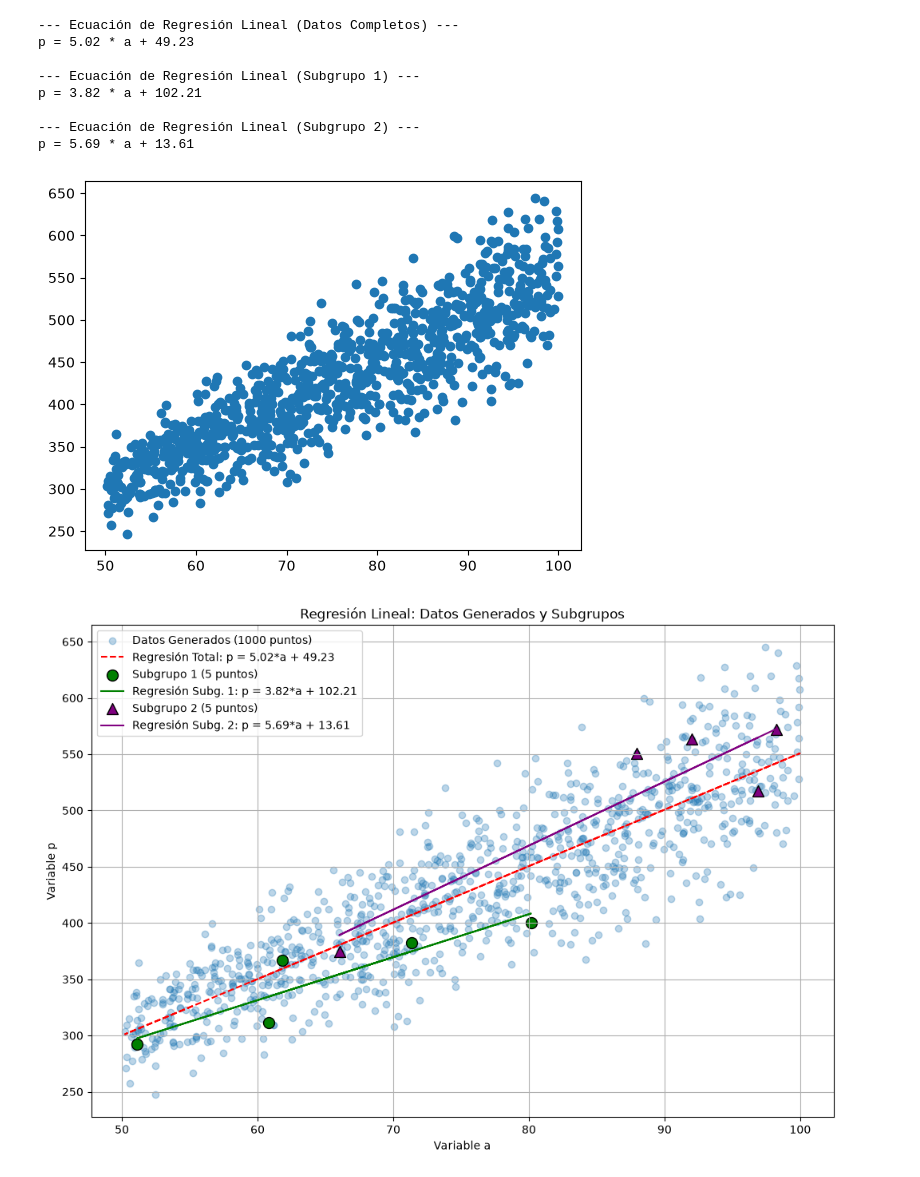
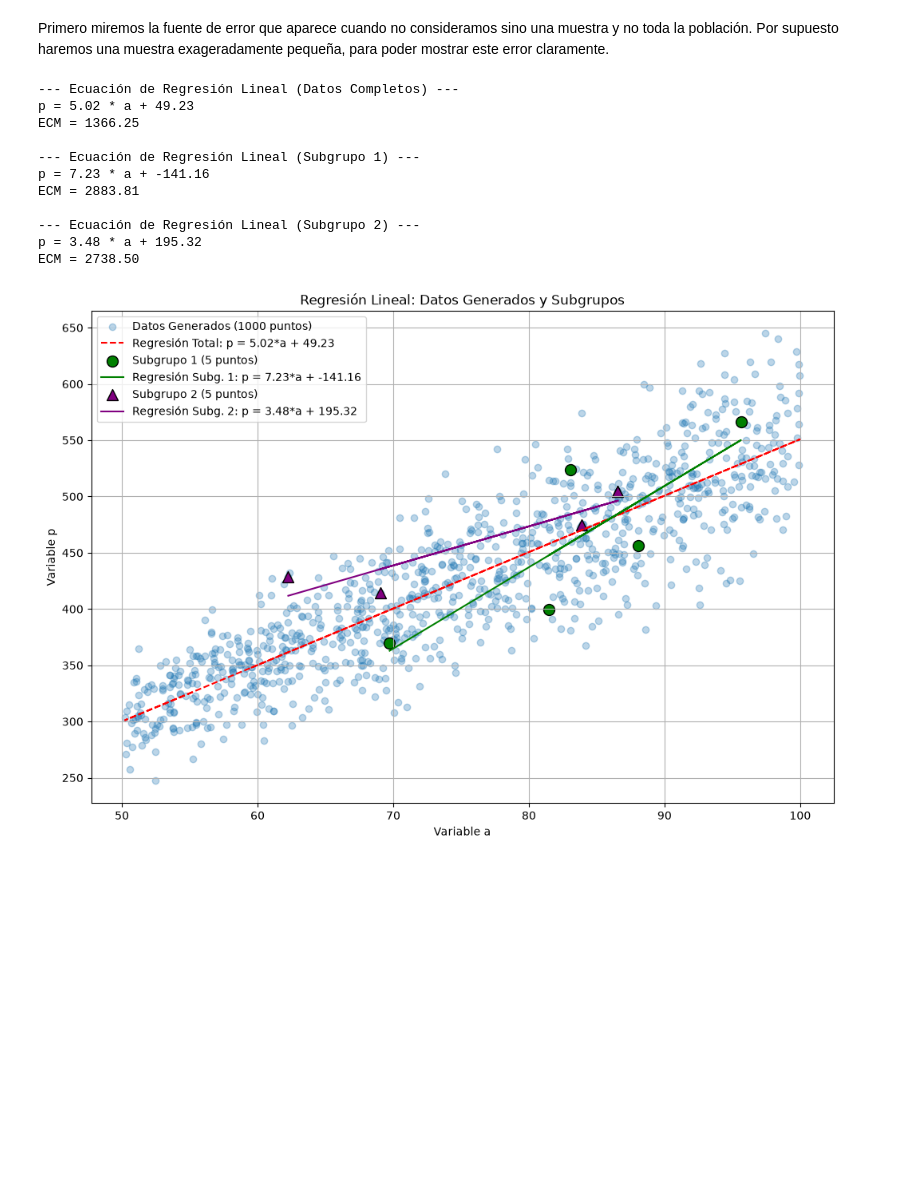
Before and after one commit to Emanuel684/Curso_TAAE, a Jupyter notebook: Unidad 3/fuentes_de_error.ipynb, the cells around one changed output. Drawn from its saved outputs; the diff is of its cells as text; code cells hidden in the pictures; blank space fills up the shorter version.

```diff
--- a/Unidad 3/fuentes_de_error.ipynb
+++ b/Unidad 3/fuentes_de_error.ipynb
@@ -1,3 +1,5 @@
+# %% [markdown]
+Primero miremos la fuente de error que aparece cuando no consideramos sino una muestra y no toda la población. Por supuesto haremos una muestra exageradamente pequeña, para poder mostrar este error claramente.
 # %%
 import numpy as np
 import json
@@ -13,9 +15,11 @@ df_ap = pd.DataFrame(data_ap)
 num_data_points=len(df_ap)
 # 2. Regresión lineal para el conjunto completo de datos
 slope_full, intercept_full, r_value_full, p_value_full, std_err_full = linregress(df_ap['a'], df_ap['p'])
-
+y_est=slope_full * df_ap['a'] + intercept_full
+ECM = np.mean((df_ap['p'] - y_est) ** 2)
 print("\n--- Ecuación de Regresión Lineal (Datos Completos) ---")
 print(f"p = {slope_full:.2f} * a + {intercept_full:.2f}")
+print(f"ECM = {ECM:.2f}")
 
 # 3. Generar 2 subgrupos de 5 datos y hacer regresión lineal
 
@@ -24,9 +28,11 @@ subgroup1_indices = np.random.choice(num_data_points, 5, replace=False)
 df_subgroup1 = df_ap.iloc[subgroup1_indices]
 
 slope_s1, intercept_s1, r_value_s1, p_value_s1, std_err_s1 = linregress(df_subgroup1['a'], df_subgroup1['p'])
-
+y_est_s1 = slope_s1 * df_ap['a'] + intercept_s1
+ECM_s1 = np.mean((df_ap['p'] - y_est_s1) ** 2)
 print("\n--- Ecuación de Regresión Lineal (Subgrupo 1) ---")
 print(f"p = {slope_s1:.2f} * a + {intercept_s1:.2f}")
+print(f"ECM = {ECM_s1:.2f}")
 
 # Subgrupo 2
 # Asegurarse de que el subgrupo 2 no tenga los mismos datos que el subgrupo 1
@@ -35,38 +41,42 @@ subgroup2_indices = np.random.choice(remaining_indices, 5, replace=False)
 df_subgroup2 = df_ap.iloc[subgroup2_indices]
 
 slope_s2, intercept_s2, r_value_s2, p_value_s2, std_err_s2 = linregress(df_subgroup2['a'], df_subgroup2['p'])
-
+y_est_s2 = slope_s2 * df_ap['a'] + intercept_s2
+ECM_s2 = np.mean((df_ap['p'] - y_est_s2) ** 2)
 print("\n--- Ecuación de Regresión Lineal (Subgrupo 2) ---")
 print(f"p = {slope_s2:.2f} * a + {intercept_s2:.2f}")
+print(f"ECM = {ECM_s2:.2f}")
 
 # Visualización
 plt.figure(figsize=(12, 8))
 plt.scatter(df_ap['a'], df_ap['p'], alpha=0.3, label='Datos Generados (1000 puntos)')
 
 # Línea de regresión para todos los datos
 plt.plot(df_ap['a'], slope_full * df_ap['a'] + intercept_full, color='red', linestyle='--', label=f'Regresión Total: p = {slope_full:.2f}*a + {intercept_full:.2f}')
 
 # Puntos y líneas de regresión para subgrupos
 plt.scatter(df_subgroup1['a'], df_subgroup1['p'], color='green', marker='o', s=100, edgecolors='black', label='Subgrupo 1 (5 puntos)')
 plt.plot(df_subgroup1['a'], slope_s1 * df_subgroup1['a'] + intercept_s1, color='green', linestyle='-', label=f'Regresión Subg. 1: p = {slope_s1:.2f}*a + {intercept_s1:.2f}')
 
 plt.scatter(df_subgroup2['a'], df_subgroup2['p'], color='purple', marker='^', s=100, edgecolors='black', label='Subgrupo 2 (5 puntos)')
 plt.plot(df_subgroup2['a'], slope_s2 * df_subgroup2['a'] + intercept_s2, color='purple', linestyle='-', label=f'Regresión Subg. 2: p = {slope_s2:.2f}*a + {intercept_s2:.2f}')
 
 plt.title('Regresión Lineal: Datos Generados y Subgrupos')
 plt.xlabel('Variable a')
 plt.ylabel('Variable p')
 plt.legend()
 plt.grid(True)
 plt.show()
 # %% [output]
 --- Ecuación de Regresión Lineal (Datos Completos) ---
 p = 5.02 * a + 49.23
+ECM = 1366.25
 
 --- Ecuación de Regresión Lineal (Subgrupo 1) ---
-p = 3.82 * a + 102.21
+p = 7.23 * a + -141.16
+ECM = 2883.81
 
 --- Ecuación de Regresión Lineal (Subgrupo 2) ---
-p = 5.69 * a + 13.61
+p = 3.48 * a + 195.32
+ECM = 2738.50
-[figure, old version]
+[figure, new version]
-[figure, removed]
```
Also changed, not shown: parts of 4 cells of this notebook, 3 other files.
